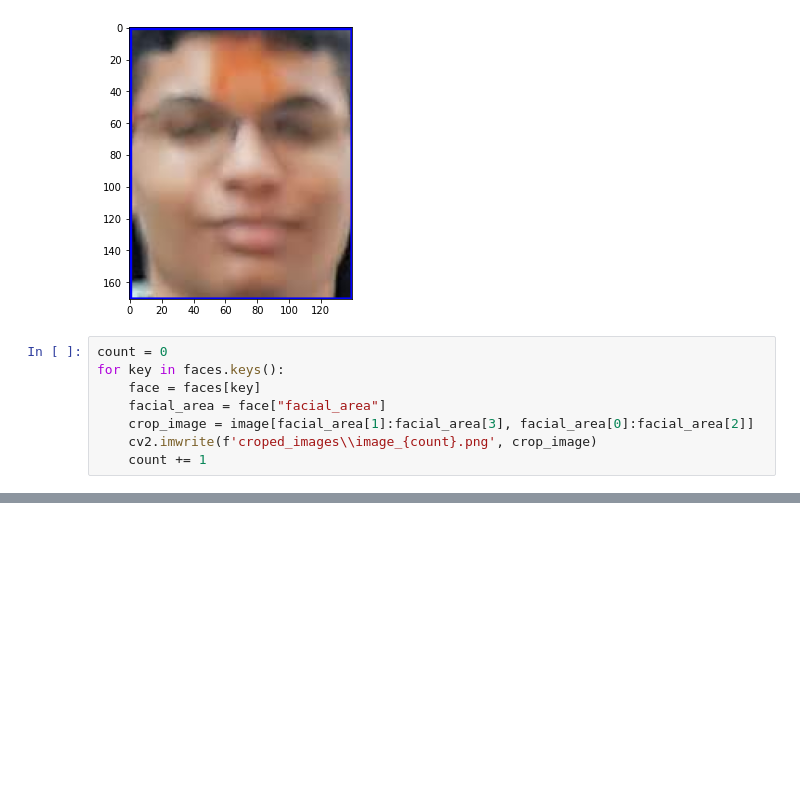
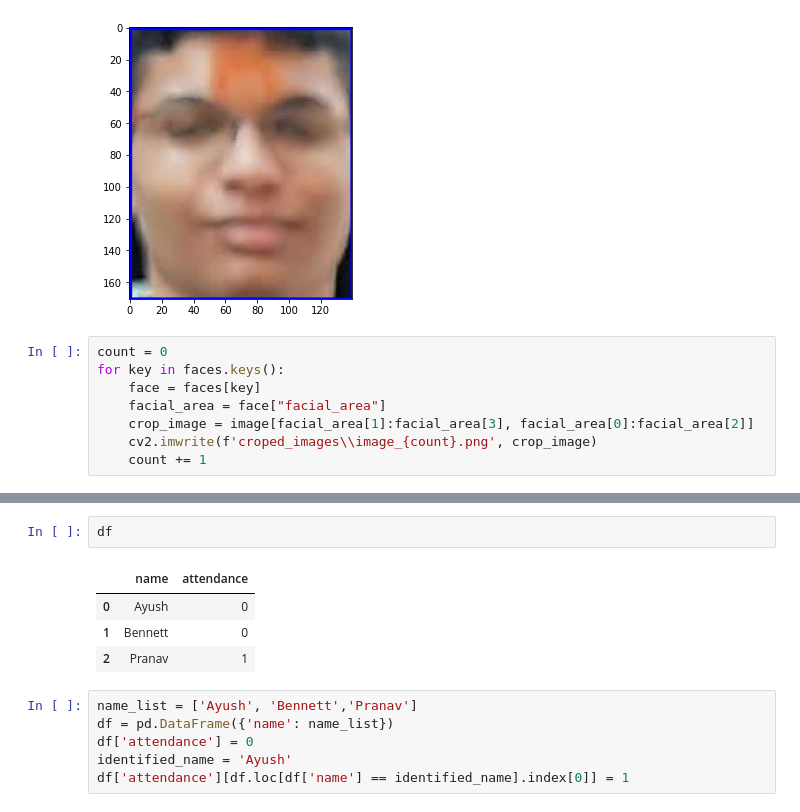
Before and after one commit to Ayush-Baranwall/Automated-Attendance-Marking-AI, a Jupyter notebook: version_3/experiments.ipynb, the cells around one changed output, grey strips where cells are left out. Drawn from its saved outputs; the diff is of its cells as text; blank space fills up the shorter version.

```diff
--- a/version_3/experiments.ipynb
+++ b/version_3/experiments.ipynb
@@ -69,0 +110,13 @@ for key in faces.keys():
+# %%
+df
+# %% [output]
+|  | name | attendance |
+| 0 | Ayush | 0 |
+| 1 | Bennett | 0 |
+| 2 | Pranav | 1 |
+# %%
+name_list = ['Ayush', 'Bennett','Pranav']
+df = pd.DataFrame({'name': name_list})
+df['attendance'] = 0
+identified_name = 'Ayush'
+df['attendance'][df.loc[df['name'] == identified_name].index[0]] = 1
```
Also changed, not shown: parts of 29 cells of this notebook, 22 other files.
